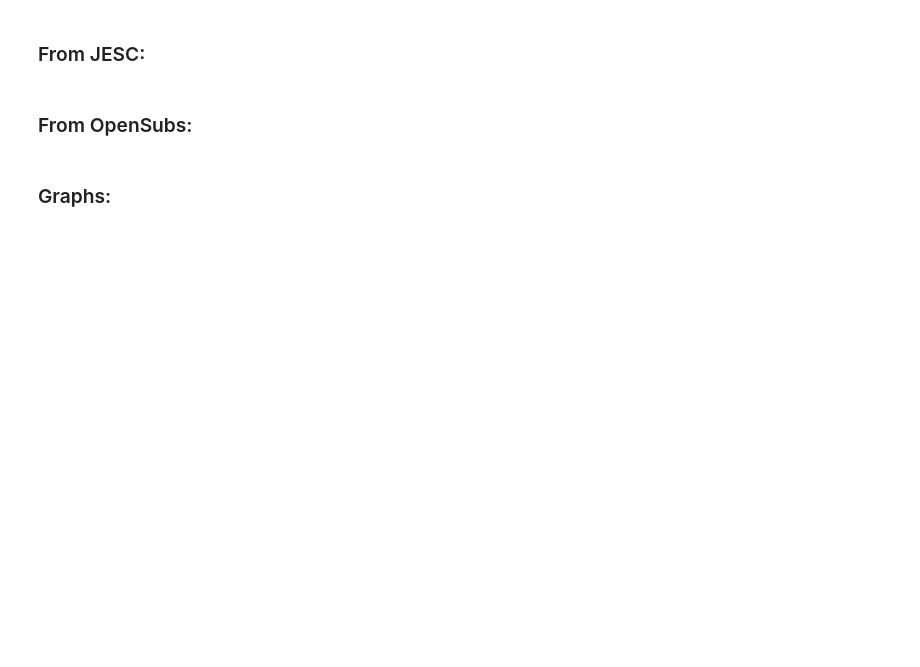
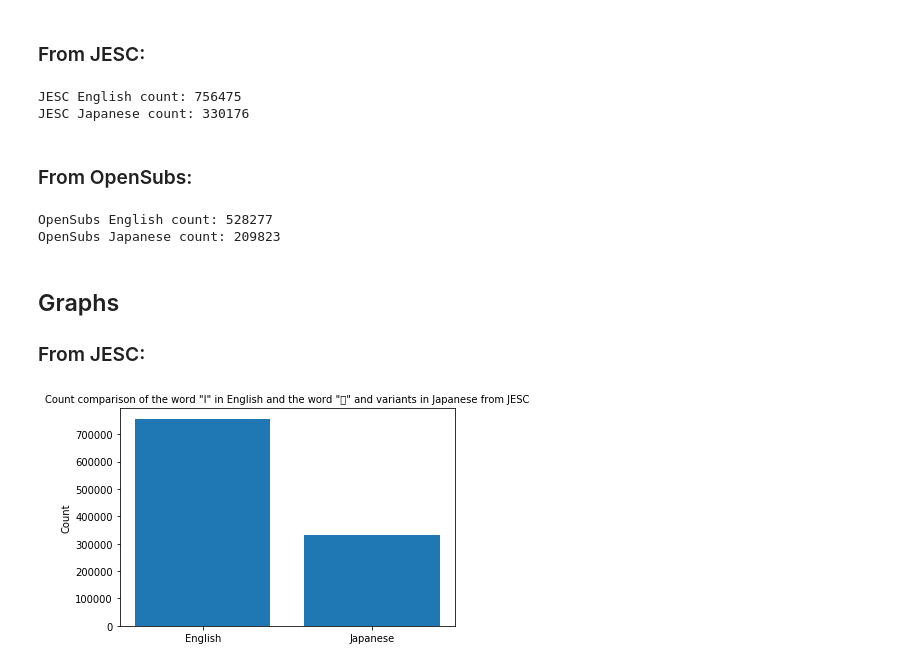
Before and after one commit to Wigder/shizen, a Jupyter notebook: i_count.ipynb, the cells around one changed output. Cells and saved outputs as stored; diff of their text form; code cells hidden in the pictures; blank space fills up the shorter version.

Commit message:
plots done

```diff
--- a/i_count.ipynb
+++ b/i_count.ipynb
@@ -5,7 +5,7 @@
 ### We will define a generic function that opens the relevant files and prepares them for analysis.
 # %%
 def prepare(path):
-    with open(path, "r") as f:
+    with open(path, encoding="utf-8") as f:
         out = f.readlines()
     for l in out:
         l.rstrip("\n")
@@ -16,7 +15,0 @@ def prepare(path):
-# %%
-def i_count_en(sentence_list):
-    count = 0
-
-
-def i_count_ja(sentence_list):
-    count = 0
@@ -25,7 +47,41 @@ def i_count_ja(sentence_list):
 # %%
 jesc_en = prepare("corpora/jesc/raw/en")
 jesc_ja = prepare("corpora/jesc/raw/ja")
+
+jesc_i_count_en = 0
+jesc_i_count_ja = 0
+
+for s in jesc_en:
+    jesc_i_count_en += i_count_en(s)
+
+for s in jesc_ja:
+    jesc_i_count_ja += i_count_ja(s)
+
+print("JESC English count:", jesc_i_count_en)
+print("JESC Japanese count:", jesc_i_count_ja)
+# %% [output]
+JESC English count: 756475
+JESC Japanese count: 330176
 # %% [markdown]
 ### From OpenSubs:
+# %%
+os_en = prepare("corpora/opensubs/txt/raw/en")
+os_ja = prepare("corpora/opensubs/txt/raw/ja")
+
+os_i_count_en = 0
+os_i_count_ja = 0
+
+for s in os_en:
+    os_i_count_en += i_count_en(s)
+
+for s in os_ja:
+    os_i_count_ja += i_count_ja(s)
+
+print("OpenSubs English count:", os_i_count_en)
+print("OpenSubs Japanese count:", os_i_count_ja)
+# %% [output]
+OpenSubs English count: 528277
+OpenSubs Japanese count: 209823
 # %% [markdown]
-### Graphs:
+## Graphs
+### From JESC:
@@ -35,0 +88,24 @@ import matplotlib.pyplot as plt
+# %%
+%matplotlib inline
+
+import matplotlib.pyplot as plt
+from matplotlib.font_manager import FontProperties
+import numpy as np
+
+# TODO: fix font issues
+font = FontProperties("Meiryo")
+# TODO: customise graph further
+
+jesc_bar_objects = ["English", "Japanese"]
+jesc_y_pos = np.arange(len(jesc_bar_objects))
+jesc_bar_h = (jesc_i_count_en, jesc_i_count_ja)
+
+jesc_bar = plt.bar(jesc_y_pos, jesc_bar_h, align="center")
+plt.xticks(jesc_y_pos, jesc_bar_objects, fontproperties=font)
+plt.ylabel("Count", fontproperties=font)
+plt.title("Count comparison of the word \"I\" in English and the word \"私\" and variants in Japanese from JESC",
+          fontproperties=font)
+
+plt.show()
+# %% [output]
+[figure, added]
```
Also changed, not shown: parts of 7 cells of this notebook.
